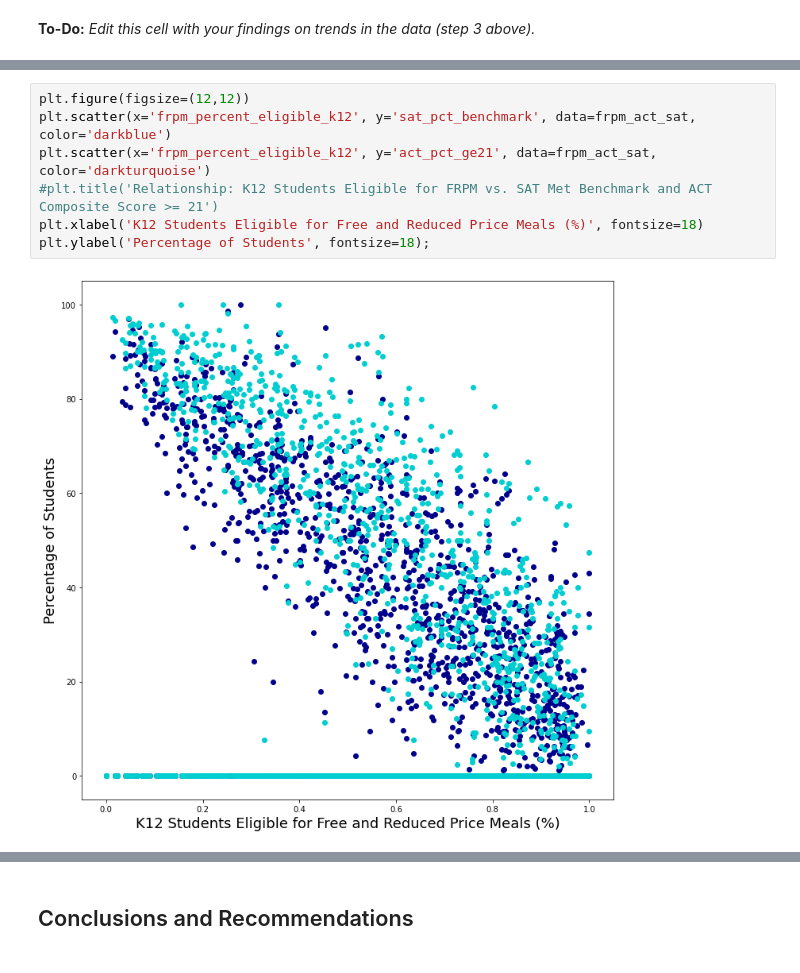
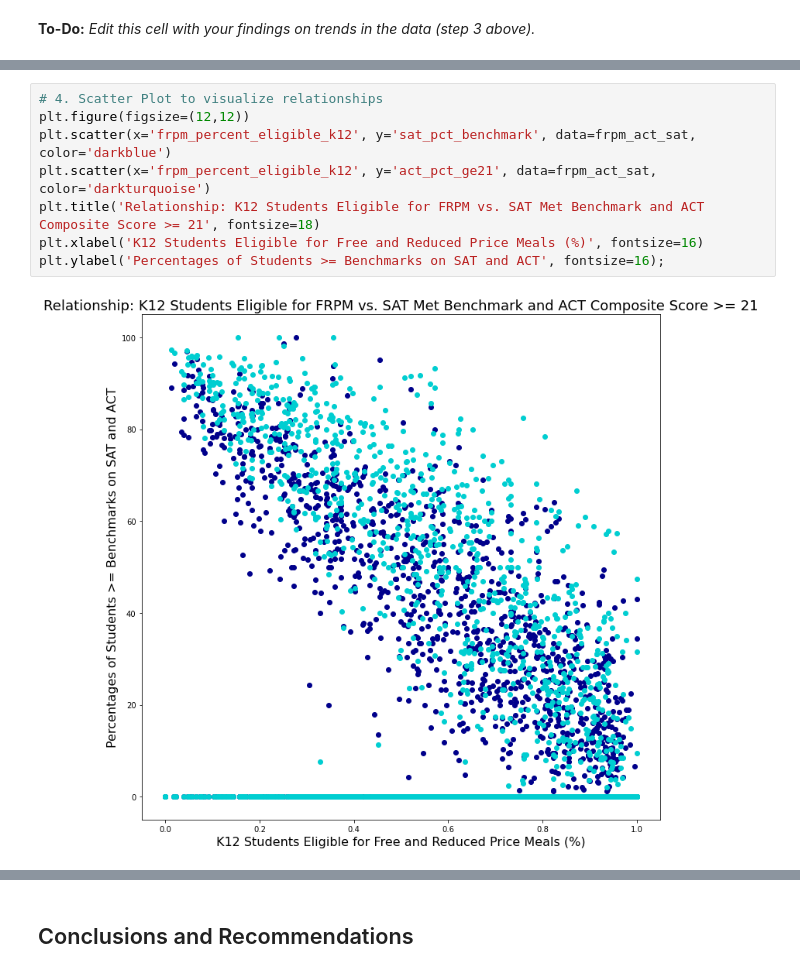
Before and after one commit to brandiehatch/project-1, a Jupyter notebook: hatch_frpm_sat_act_ca_2022.ipynb, the cells around one changed output, grey strips where cells are left out. Drawn from its saved outputs; the diff is of its cells as text.

```diff
--- a/hatch_frpm_sat_act_ca_2022.ipynb
+++ b/hatch_frpm_sat_act_ca_2022.ipynb
@@ -747,9 +866,10 @@ Here are some prompts to get you started with visualizations. Feel free to add a
 # %%
+# 4. Scatter Plot to visualize relationships
 plt.figure(figsize=(12,12))
 plt.scatter(x='frpm_percent_eligible_k12', y='sat_pct_benchmark', data=frpm_act_sat, color='darkblue')
 plt.scatter(x='frpm_percent_eligible_k12', y='act_pct_ge21', data=frpm_act_sat, color='darkturquoise')
-#plt.title('Relationship: K12 Students Eligible for FRPM vs. SAT Met Benchmark and ACT Composite Score >= 21')
-plt.xlabel('K12 Students Eligible for Free and Reduced Price Meals (%)', fontsize=18)
-plt.ylabel('Percentage of Students', fontsize=18);
+plt.title('Relationship: K12 Students Eligible for FRPM vs. SAT Met Benchmark and ACT Composite Score >= 21', fontsize=18)
+plt.xlabel('K12 Students Eligible for Free and Reduced Price Meals (%)', fontsize=16)
+plt.ylabel('Percentages of Students >= Benchmarks on SAT and ACT', fontsize=16);
 # %% [output]
-[figure, old version]
+[figure, new version]
```
Also changed, not shown: parts of 22 cells of this notebook.
